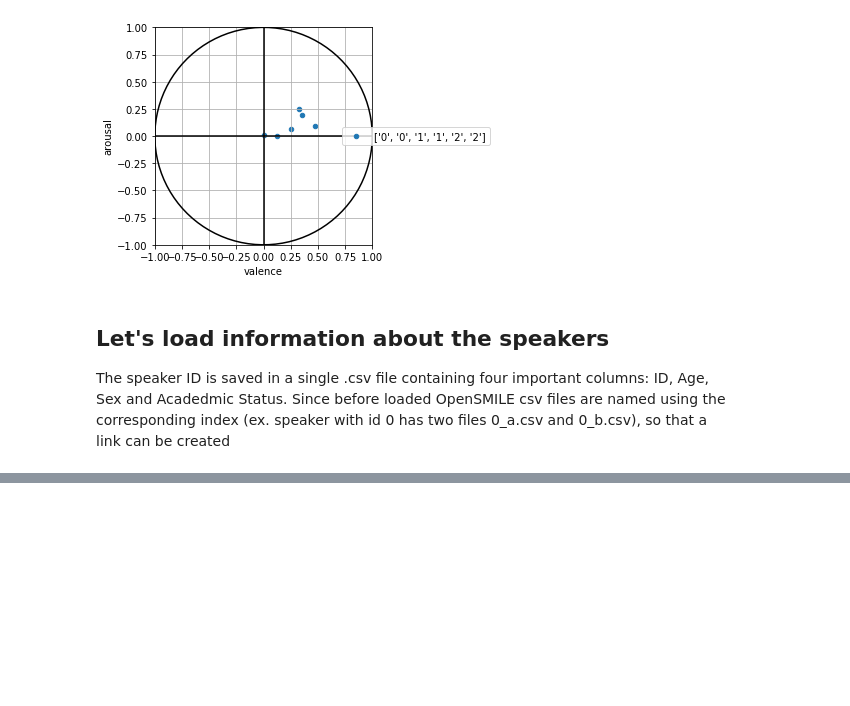
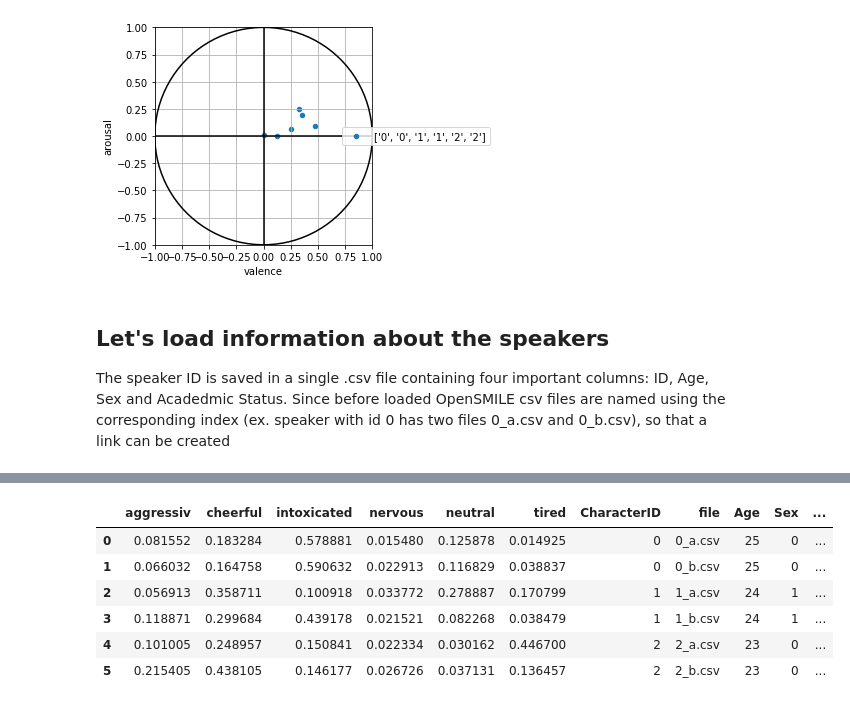
Before and after one commit to EJKraft/MasterThesis, a Jupyter notebook: OpenSMILE Analysis.ipynb, the cells around one changed output, grey strips where cells are left out. Saved outputs shown, nothing was run; the diff lists cells and outputs as text; code cells hidden in the pictures; blank space fills up the shorter version.

```diff
--- a/OpenSMILE Analysis.ipynb
+++ b/OpenSMILE Analysis.ipynb
@@ -163,0 +143,23 @@ test
+# %%
+char_data = pd.read_csv("CharacterData/CharacterIDs.csv")
+
+#Join above tables and Character Tables
+
+#To Join DataFrames we have to cast the column on which we want to join to int, so that both columns have the same data type
+char_data['CharacterID'] = char_data['CharacterID'].astype(int)
+df_ar_val['CharacterID'] = df_ar_val['CharacterID'].astype(int)
+df_emotion['CharacterID'] = df_emotion['CharacterID'].astype(int)
+df_affect['CharacterID'] = df_affect['CharacterID'].astype(int)
+
+#Safe new data frames
+df_ar_val_char = df_ar_val.merge(char_data, how = 'left', left_on='CharacterID', right_on='CharacterID')
+df_emotion_char = df_emotion.merge(char_data, how = 'left', left_on='CharacterID', right_on= 'CharacterID')
+df_affect_char = df_affect.merge(char_data, how = 'left', left_on='CharacterID', right_on= 'CharacterID')
+# %% [output]
+|  | aggressiv | cheerful | intoxicated | nervous | neutral | tired | CharacterID | file | Age | Sex | ... |
+| 0 | 0.081552 | 0.183284 | 0.578881 | 0.015480 | 0.125878 | 0.014925 | 0 | 0_a.csv | 25 | 0 | ... |
+| 1 | 0.066032 | 0.164758 | 0.590632 | 0.022913 | 0.116829 | 0.038837 | 0 | 0_b.csv | 25 | 0 | ... |
+| 2 | 0.056913 | 0.358711 | 0.100918 | 0.033772 | 0.278887 | 0.170799 | 1 | 1_a.csv | 24 | 1 | ... |
+| 3 | 0.118871 | 0.299684 | 0.439178 | 0.021521 | 0.082268 | 0.038479 | 1 | 1_b.csv | 24 | 1 | ... |
+| 4 | 0.101005 | 0.248957 | 0.150841 | 0.022334 | 0.030162 | 0.446700 | 2 | 2_a.csv | 23 | 0 | ... |
+| 5 | 0.215405 | 0.438105 | 0.146177 | 0.026726 | 0.037131 | 0.136457 | 2 | 2_b.csv | 23 | 0 | ... |
```
Also changed, not shown: parts of 5 cells of this notebook.
